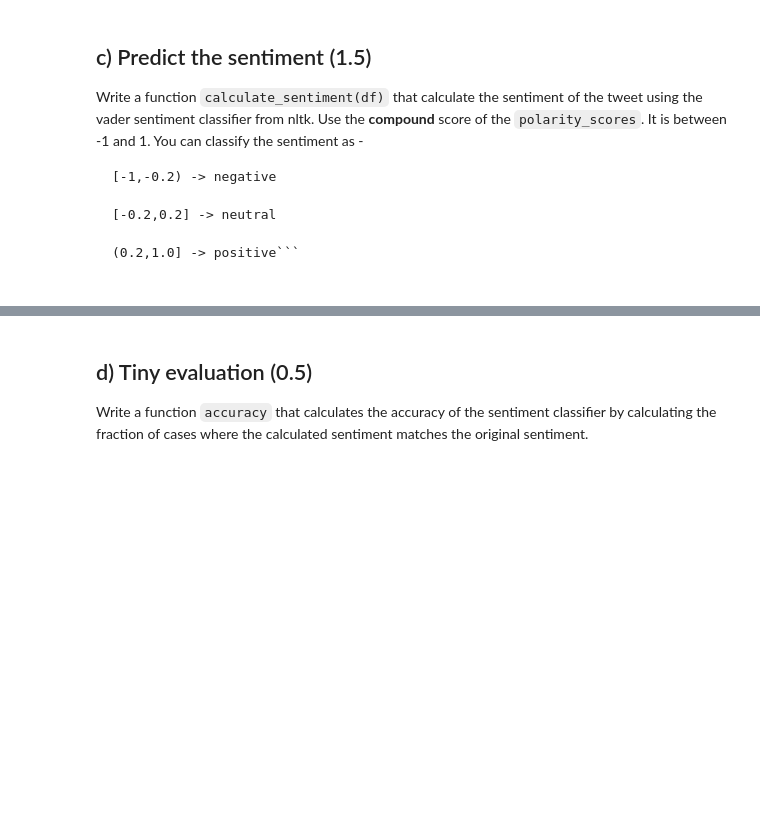
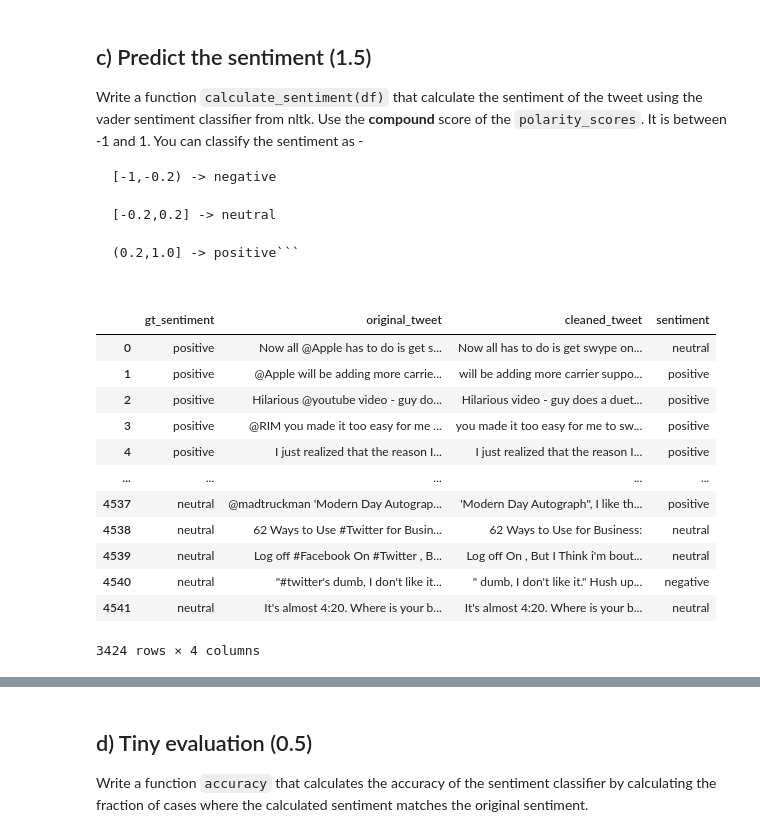
Before and after one commit to mim201820/advanced_scientific_programming, a Jupyter notebook: assignment_3/poorya_Py2_assignment3_tasks.ipynb, the cells around one changed output, grey strips where cells are left out. Saved outputs shown, nothing was run; the diff lists cells and outputs as text; code cells hidden in the pictures; blank space fills up the shorter version.

```diff
--- a/assignment_3/poorya_Py2_assignment3_tasks.ipynb
+++ b/assignment_3/poorya_Py2_assignment3_tasks.ipynb
@@ -161,0 +157,33 @@ def calculate_sentiment(df):
+# %%
+sent = "VADER is smart, handsome, and funny."
+sia = SentimentIntensityAnalyzer()
+sia_polarity = SentimentIntensityAnalyzer().polarity_scores
+sia_polarity(sent)['compound']
+#df['cleaned_tweet'].apply(sia_polarity)
+#df['sentiment'] = df['cleaned_tweet'].apply(sia_polarity)
+df['sentiment'] = df['cleaned_tweet'].apply(lambda x : sia_polarity(x)['compound'])
+
+def check(x):
+    if  x < -.2:
+        return 'negative'
+    elif 0.2 < x:
+        return 'positive'
+    else:
+        return 'neutral'
+
+df['sentiment'] = df['sentiment'].apply(lambda x : check(x))
+df
+# %% [output]
+|  | gt_sentiment | original_tweet | cleaned_tweet | sentiment |
+| 0 | positive | Now all @Apple has to do is get s... | Now all has to do is get swype on... | neutral |
+| 1 | positive | @Apple will be adding more carrie... | will be adding more carrier suppo... | positive |
+| 2 | positive | Hilarious @youtube video - guy do... | Hilarious video - guy does a duet... | positive |
+| 3 | positive | @RIM you made it too easy for me ... | you made it too easy for me to sw... | positive |
+| 4 | positive | I just realized that the reason I... | I just realized that the reason I... | positive |
+| ... | ... | ... | ... | ... |
+| 4537 | neutral | @madtruckman 'Modern Day Autograp... | 'Modern Day Autograph", I like th... | positive |
+| 4538 | neutral | 62 Ways to Use #Twitter for Busin... | 62 Ways to Use for Business: | neutral |
+| 4539 | neutral | Log off #Facebook On #Twitter , B... | Log off On , But I Think i'm bout... | neutral |
+| 4540 | neutral | "#twitter's dumb, I don't like it... | " dumb, I don't like it." Hush up... | negative |
+| 4541 | neutral | It's almost 4:20. Where is your b... | It's almost 4:20. Where is your b... | neutral |
+3424 rows × 4 columns
```
Also changed, not shown: parts of 4 cells of this notebook.
